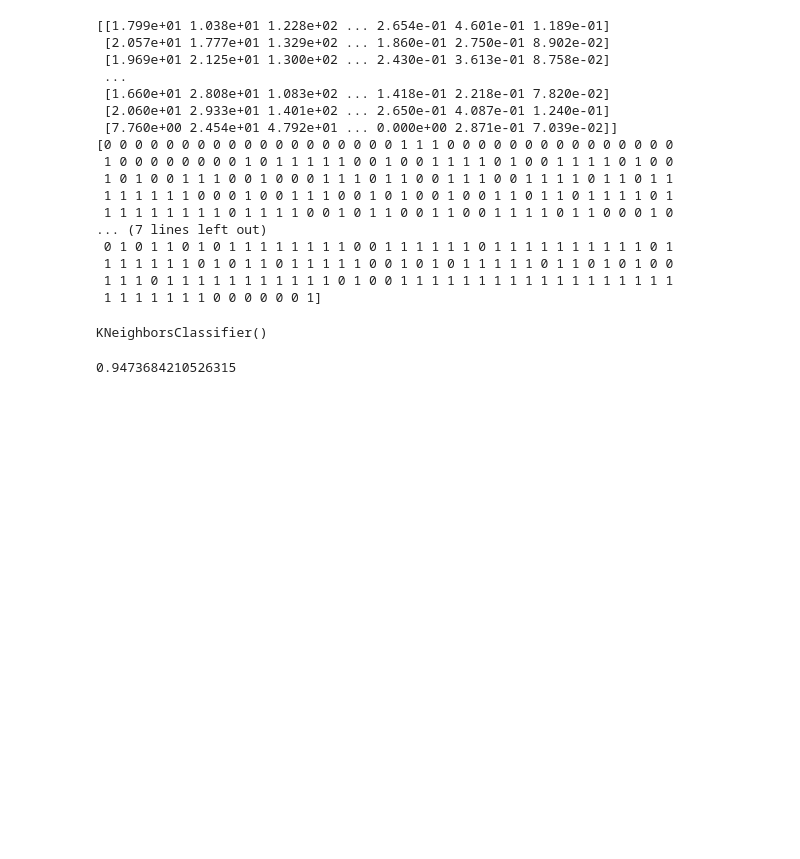
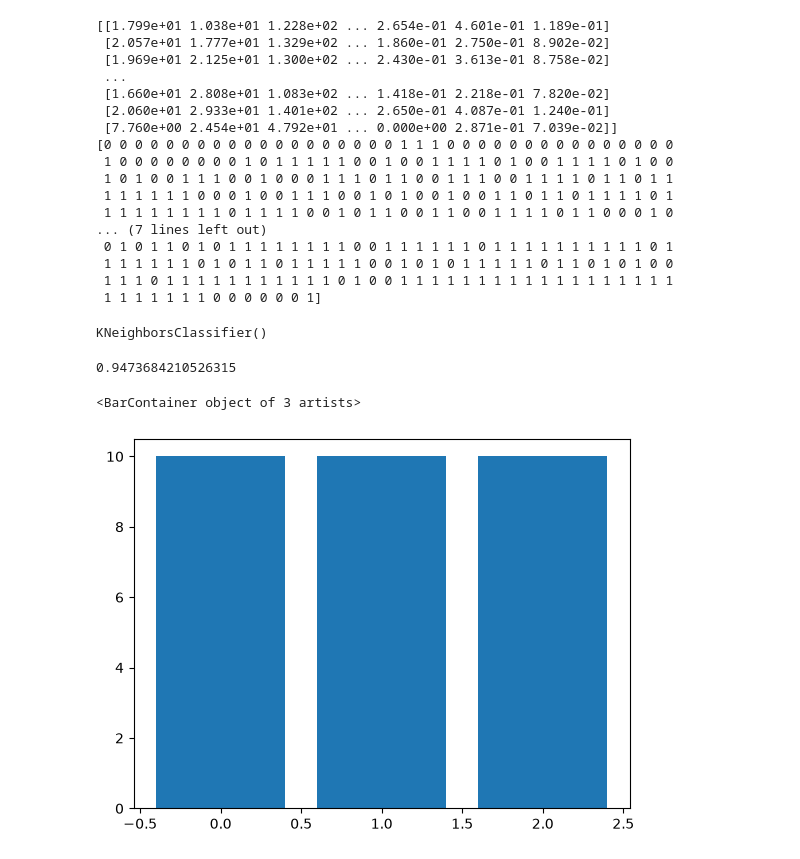
Before and after one commit to Ananya-G-Bharadwaj-Hassan/Python_practice, a Jupyter notebook: Scikit Learn/demo.ipynb, the cells around one changed output. Drawn from its saved outputs; the diff is of its cells as text; code cells hidden in the pictures; blank space fills up the shorter version.

```diff
--- a/Scikit Learn/demo.ipynb
+++ b/Scikit Learn/demo.ipynb
@@ -42,0 +45,15 @@ print(knn.score(x_test_scaled,y_test))
+# %%
+data=load_iris()
+x,y=data.data,data.target
+x_train,x_test,y_train,y_test=train_test_split(x,y,test_size=0.2)
+# %%
+import numpy as np
+import matplotlib.pyplot as plt
+
+counts=np.bincount(y_test)
+positions=np.arange(3)
+
+plt.bar(positions,counts)
+# %% [output]
+<BarContainer object of 3 artists>
+[figure, added]
```
Also changed, not shown: parts of 2 cells of this notebook, 3 other files.
